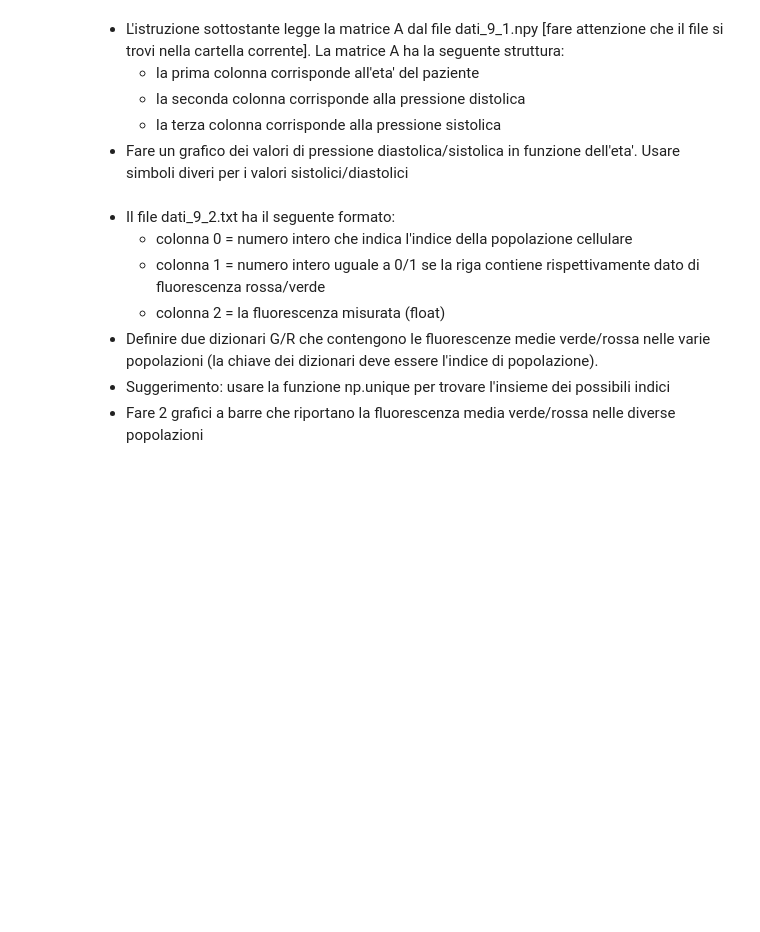
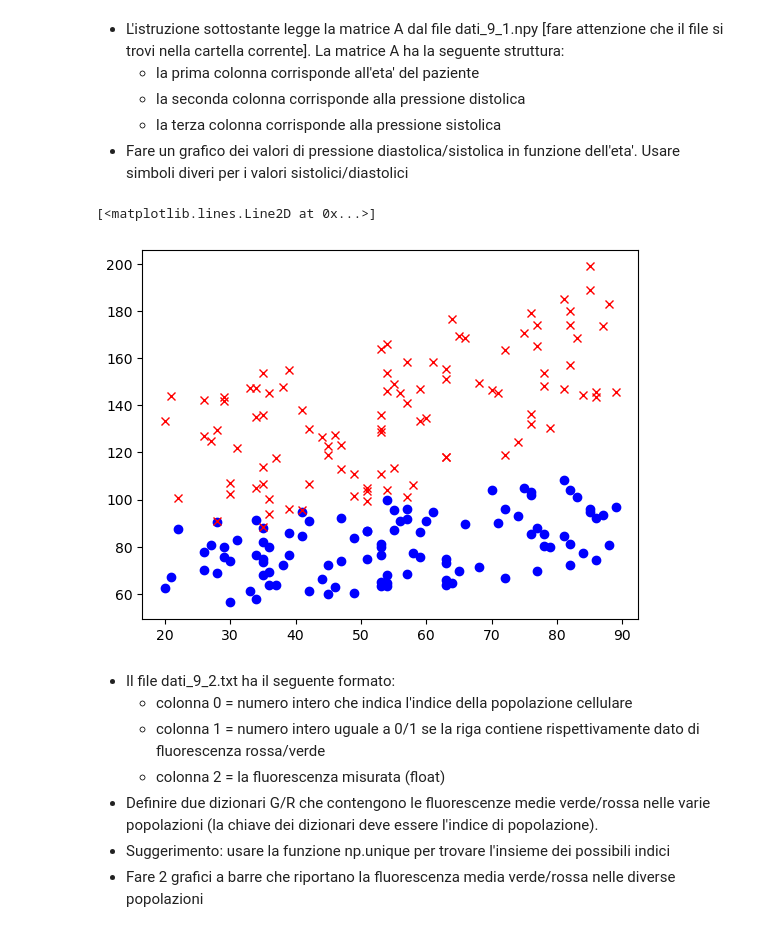
Before and after one commit to Gxs21/informatica_furini, a Jupyter notebook: esercizi_7_9/esercizio_9.ipynb, the cells around one changed output. Saved outputs shown, nothing was run; the diff lists cells and outputs as text; code cells hidden in the pictures; blank space fills up the shorter version.

```diff
--- a/esercizi_7_9/esercizio_9.ipynb
+++ b/esercizi_7_9/esercizio_9.ipynb
@@ -16,3 +40,11 @@ A = np.load('dati_9_1.npy')
+# %%
+f=plt.figure()
+ax=f.add_subplot(1,1,1)
+ax.plot(A[:,0], A[:,1], 'ob')
+ax.plot(A[:,0], A[:,2], 'xr')
+# %% [output]
+[<matplotlib.lines.Line2D at 0x...>]
+[figure, added]
 # %% [markdown]
 * Il file dati_9_2.txt ha il seguente formato:
     * colonna 0 = numero intero che indica l'indice della popolazione cellulare
```
Also changed, not shown: parts of 9 cells of this notebook.
